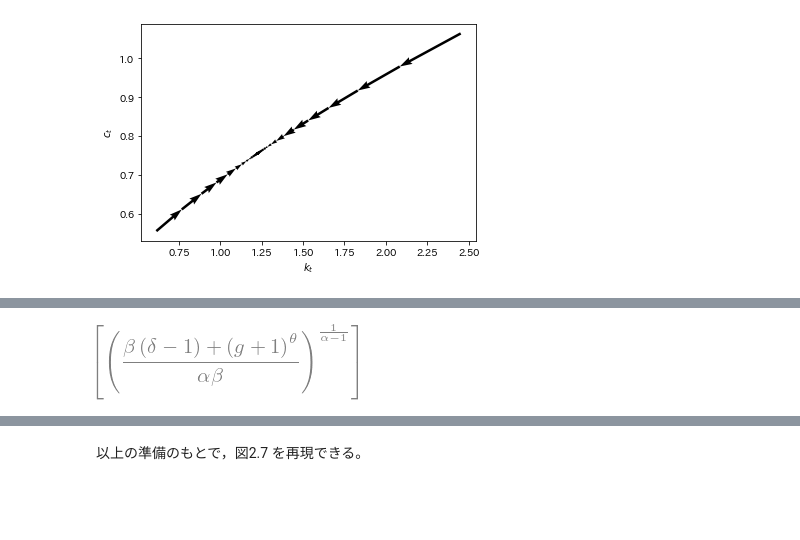
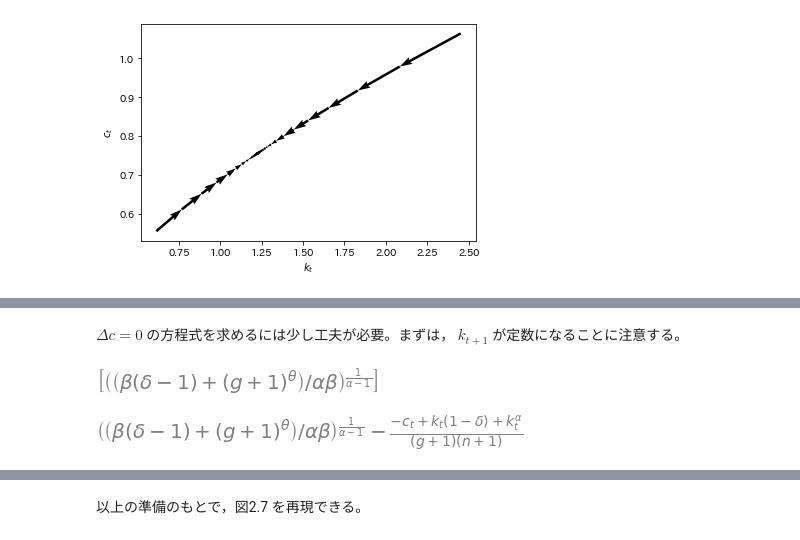
Before and after one commit to kenjisato/hasumi-book, a Jupyter notebook: 2-4-Ramsey.ipynb, the cells around one changed output, grey strips where cells are left out. Cells and saved outputs as stored; diff of their text form; code cells hidden in the pictures; blank space fills up the shorter version.

```diff
--- a/2-4-Ramsey.ipynb
+++ b/2-4-Ramsey.ipynb
@@ -251,7 +251,14 @@ sp.solve(EK.subs({ka: kt}), ct)
 # %%
 dK0 = sp.lambdify(kt, sp.solve(EK.subs({ka: kt}), ct)[0].subs(params))
+# %% [markdown]
+$\Delta c = 0$ の方程式を求めるには少し工夫が必要。まずは， $k_{t+1}$ が定数になることに注意する。
 # %%
 # ⊿c = 0
-sp.solve(EC.subs({ca: ct}), ka)
+kstar = sp.solve(EC.subs({ca: ct}), ka)
+kstar
 # %% [output]
-[figure, old version]
+[figure, new version]
+# %%
+EK.subs({ka: kstar[0]})
+# %% [output]
+[figure, added]
```
Also changed, not shown: parts of 13 cells of this notebook.
